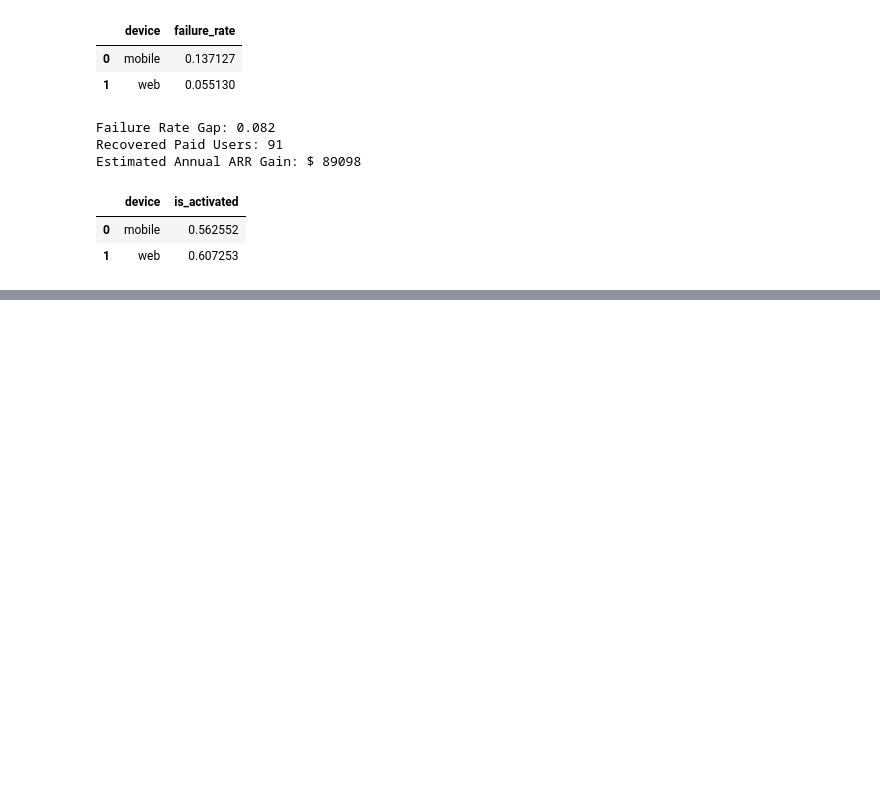
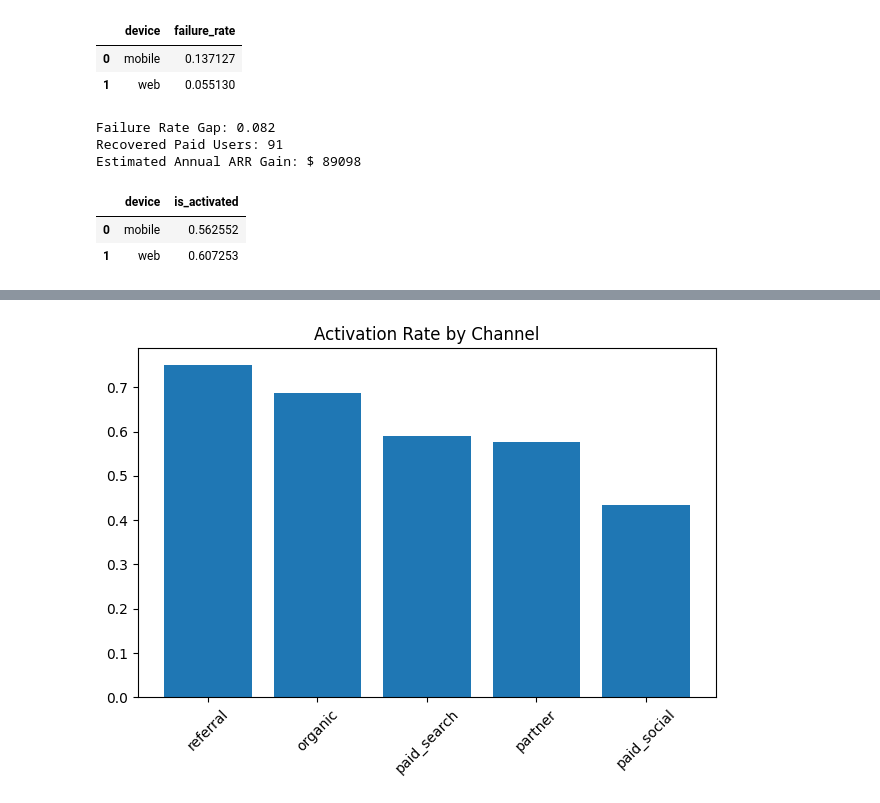
Before and after one commit to itsameaditya/saas-funnel-leakage-detector, a Jupyter notebook: notebooks/01_data_validation_and_base_funnel.ipynb, the cells around one changed output, grey strips where cells are left out. Cells and saved outputs as stored; diff of their text form; code cells hidden in the pictures; blank space fills up the shorter version.

```diff
--- a/notebooks/01_data_validation_and_base_funnel.ipynb
+++ b/notebooks/01_data_validation_and_base_funnel.ipynb
@@ -310,0 +310,11 @@ ValueError: cannot insert level_0, already exists
+# %%
+plt.figure()
+plt.bar(activation_by_channel["acquisition_channel"],
+        activation_by_channel["is_activated"])
+plt.title("Activation Rate by Channel")
+plt.xticks(rotation=45)
+plt.tight_layout()
+plt.savefig("../reports/charts/activation_by_channel.png")
+plt.show()
+# %% [output]
+[figure, added]
```
Also changed, not shown: parts of 2 cells of this notebook, 1 other file.
